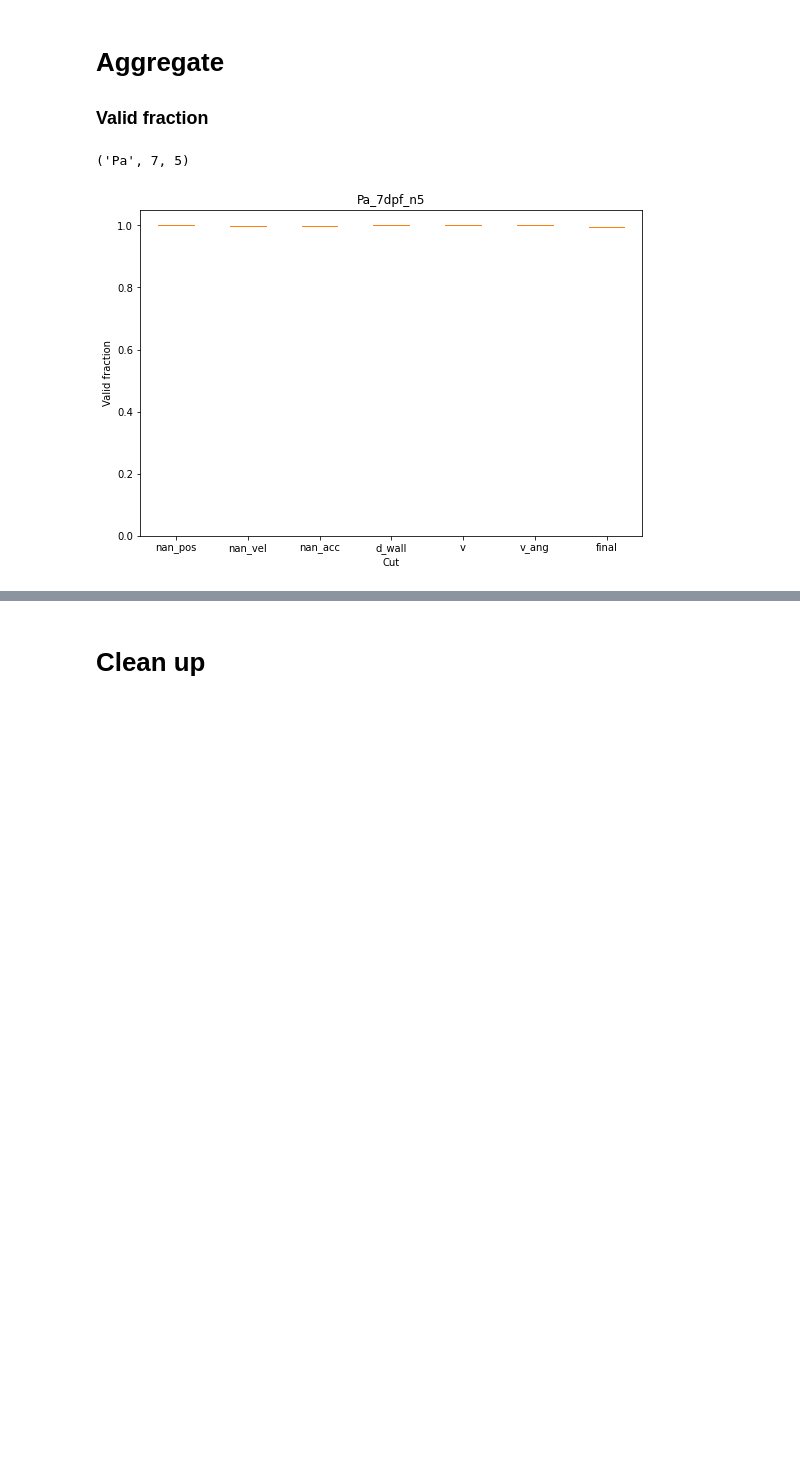
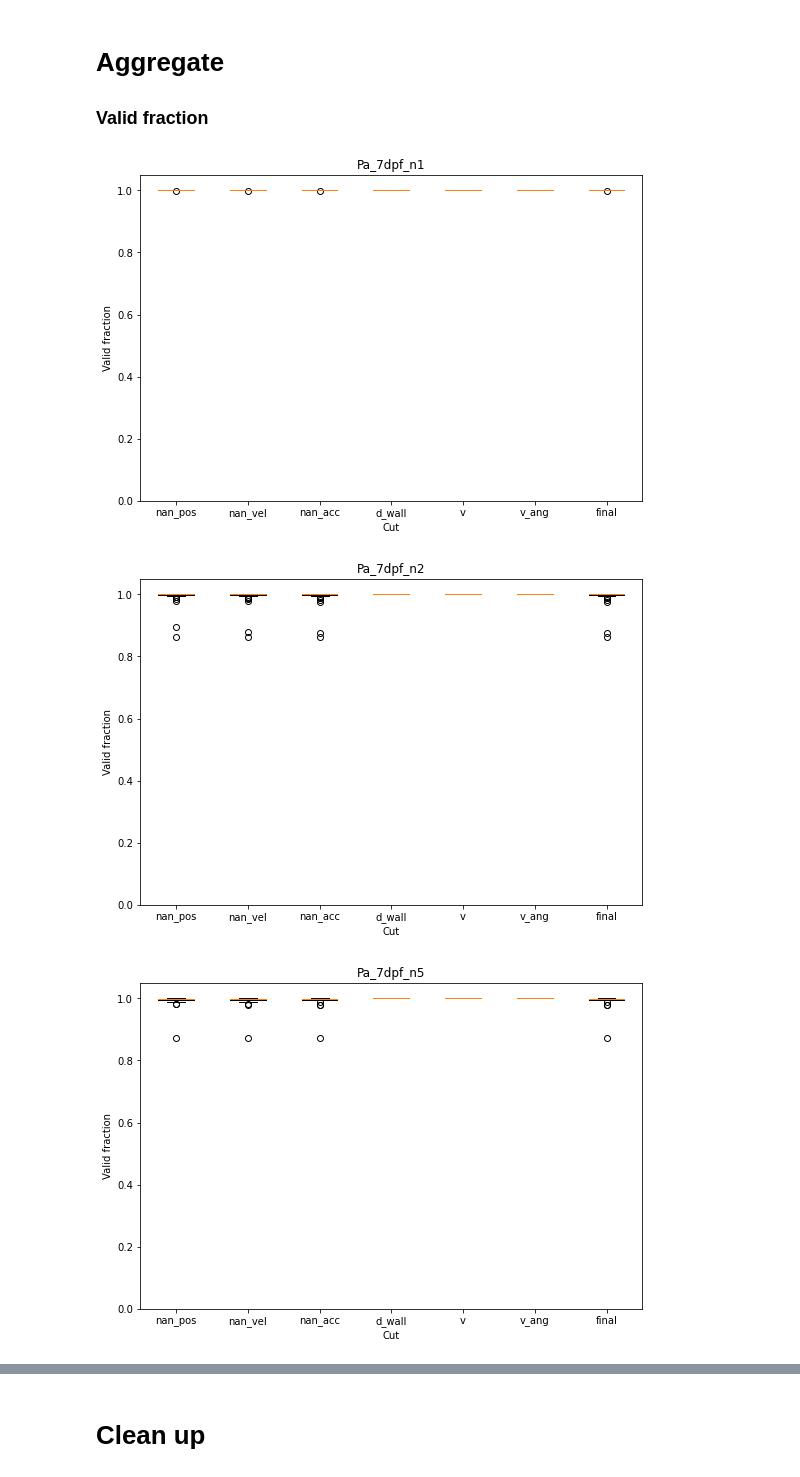
Before and after one commit to yffily/trilab-tracker, a Jupyter notebook: analyze.ipynb, the cells around one changed output, grey strips where cells are left out. Saved outputs shown, nothing was run; the diff lists cells and outputs as text; code cells hidden in the pictures; blank space fills up the shorter version.

```diff
--- a/analyze.ipynb
+++ b/analyze.ipynb
@@ -219,8 +211,9 @@ print(datetime.datetime.now()-t0)
 
 ### Dynamics
 # %%
-for trial_file in trial_files:
-#     print(trial_file)
+for i,trial_file in enumerate(trial_files):
+    print('\r'+' '*200+'\r'+f'{i}/{len(trial_files)}',end='')
+
     trial = load_trial(trial_file, load_data=True)
     trial = compute_kinematics(trial)
     locals().update(trial)
@@ -250,11 +243,14 @@ for trial_file in trial_files:
 # %% [markdown]
 ### Statistics
 # %%
-for trial_file in trial_files:
-#     print(trial_file)
+for i,trial_file in enumerate(trial_files):
+    print('\r'+' '*200+'\r'+f'{i+1}/{len(trial_files)}',end='')
+
     trial = load_trial(trial_file, load_data=True)
     trial = compute_kinematics(trial)
-    trial = compute_cuts(trial)
+    with warnings.catch_warnings():
+        warnings.simplefilter("ignore", category=RuntimeWarning)
+        trial = compute_cuts(trial)
     locals().update(trial)
 
     if not os.path.exists(fig_dir):
@@ -320,13 +322,16 @@ for trial_file in trial_files:
 # %% [markdown]
 ### Joint pair distance-pair angle distribution
 # %%
-for trial_file in trial_files:
-    print(trial_file)
+for i,trial_file in enumerate(trial_files):
+    print('\r'+' '*200+'\r'+f'{i+1}/{len(trial_files)}',end='')
+
     trial = load_trial(trial_file, load_data=True)
     if trial['n_ind']<2 or np.isnan(trial['R_cm']):
         continue
     trial = compute_kinematics(trial)
-    trial = compute_cuts(trial)
+    with warnings.catch_warnings():
+        warnings.simplefilter("ignore", category=RuntimeWarning)
+        trial = compute_cuts(trial)
     locals().update(trial)
 
     if not os.path.exists(fig_dir):
@@ -355,7 +360,9 @@ for trial_file in trial_files:
 
     b = bins_d2
     K = np.digitize(d,b)
-    p = np.array([ np.mean(np.cos(a[K==i])) for i in range(len(b)+1) ])
+    with warnings.catch_warnings():
+        warnings.simplefilter("ignore", category=RuntimeWarning)
+        p = np.array([ np.nanmean(np.cos(a[K==i])) for i in range(len(b)+1) ])
     plt.plot((b[1:]+b[:-1])/2,p[1:-1],marker='o',mfc='None',ms=4)
     plt.xlabel('pair distance (cm)')
     plt.ylabel('mean cosine of pair angle')
@@ -386,29 +383,37 @@ for trial_file in trial_files:
 grouped_valid_fractions = {}
 for g,files in grouped_trials.groups.items():
     grouped_valid_fractions[g] = defaultdict(list)
-    for f in files:
+#     print(g)
+    for i,f in enumerate(files):
+#         print('\r'+' '*200+'\r'+f'{i+1}/{len(files)}',end='')
         trial = load_trial(f)
         trial = compute_kinematics(trial)
-        trial = compute_cuts(trial)
+        with warnings.catch_warnings():
+            warnings.simplefilter("ignore", category=RuntimeWarning)
+            trial = compute_cuts(trial)
         locals().update(trial)
+
         for cut,vf in trial['valid_fraction'].items():
             grouped_valid_fractions[g][cut].append(vf)
+#     print()
 # grouped_valid_fractions
 # %%
+''' Boxplot of the fraction of valid frames for each type of invalidity.
+    One boxplot for each type of trial. '''
+
 for k,valid_fractions in grouped_valid_fractions.items():
-    print(k)
     plt.boxplot(valid_fractions.values(),labels=valid_fractions.keys())
 #     plt.violinplot([valid_fractions[c] for c in cut_names],showextrema=False)
     plt.xlabel('Cut')
     plt.ylabel('Valid fraction')
     plt.ylim(0,1.05)
     pop,age,n_ind = k
     name = f'{pop}_{age}dpf_n{n_ind}'
     plt.title(name)
     plt.show()
 #     plt.savefig(os.path.join(fig_dir,name+'.png'))
 #     plt.close()
-    break
 # %% [output]
-('Pa', 7, 5)
-[figure, old version]
+[figure, new version]
+[figure, added]
+[figure, added]
```
Also changed, not shown: parts of 14 cells of this notebook, 7 other files.
